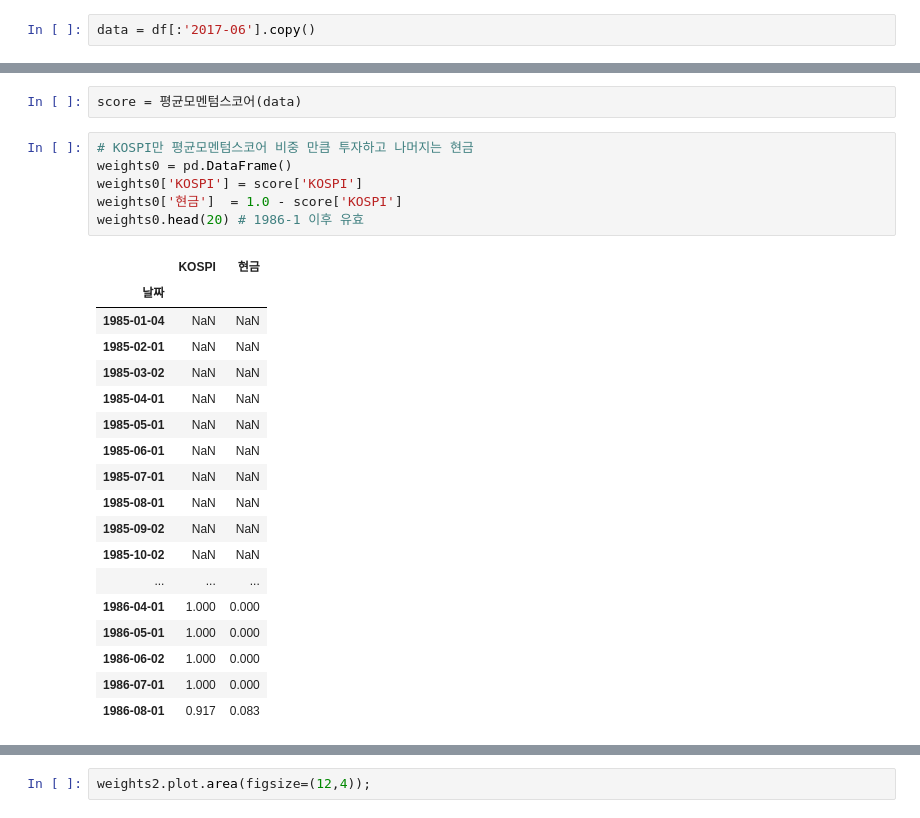
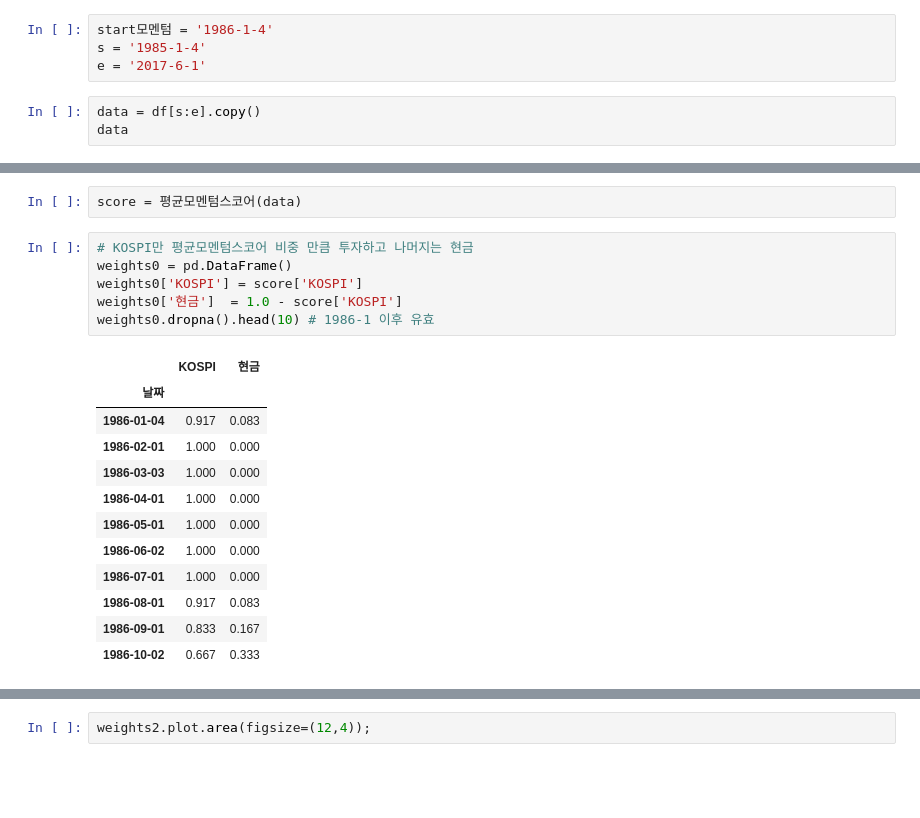
Before and after one commit to hermian/startetf, a Jupyter notebook: 2.28_절대모멘텀_평균모멘텀스코어_이론현금혼합_비중조절.ipynb, the cells around one changed output, grey strips where cells are left out. Cells and saved outputs as stored; diff of their text form; blank space fills up the shorter version.

```diff
--- a/2.28_절대모멘텀_평균모멘텀스코어_이론현금혼합_비중조절.ipynb
+++ b/2.28_절대모멘텀_평균모멘텀스코어_이론현금혼합_비중조절.ipynb
@@ -40,2 +53,7 @@ df.head()
+# %%
+start모멘텀 = '1986-1-4'
+s = '1985-1-4'
+e = '2017-6-1'
 # %%
-data = df[:'2017-06'].copy()
+data = df[s:e].copy()
+data
@@ -67,28 +100,22 @@ score = 평균모멘텀스코어(data)
 # %%
 # KOSPI만 평균모멘텀스코어 비중 만큼 투자하고 나머지는 현금
 weights0 = pd.DataFrame()
 weights0['KOSPI'] = score['KOSPI']
 weights0['현금']  = 1.0 - score['KOSPI']
-weights0.head(20) # 1986-1 이후 유효
+weights0.dropna().head(10) # 1986-1 이후 유효
 # %% [output]
 |  | KOSPI | 현금 |
 | 날짜 |  |  |
-| 1985-01-04 | NaN | NaN |
-| 1985-02-01 | NaN | NaN |
-| 1985-03-02 | NaN | NaN |
-| 1985-04-01 | NaN | NaN |
-| 1985-05-01 | NaN | NaN |
-| 1985-06-01 | NaN | NaN |
-| 1985-07-01 | NaN | NaN |
-| 1985-08-01 | NaN | NaN |
-| 1985-09-02 | NaN | NaN |
-| 1985-10-02 | NaN | NaN |
-| ... | ... | ... |
+| 1986-01-04 | 0.917 | 0.083 |
+| 1986-02-01 | 1.000 | 0.000 |
+| 1986-03-03 | 1.000 | 0.000 |
 | 1986-04-01 | 1.000 | 0.000 |
 | 1986-05-01 | 1.000 | 0.000 |
 | 1986-06-02 | 1.000 | 0.000 |
 | 1986-07-01 | 1.000 | 0.000 |
 | 1986-08-01 | 0.917 | 0.083 |
+| 1986-09-01 | 0.833 | 0.167 |
+| 1986-10-02 | 0.667 | 0.333 |
 # %%
 # 현금도 하나의 자산으로 취급. 이론 현금은 항상 모멘텀스코어가 1이다.
 # 따라서 주식 비중이 0.5를 넘을 수 없다.
```
Also changed, not shown: parts of 23 cells of this notebook.
